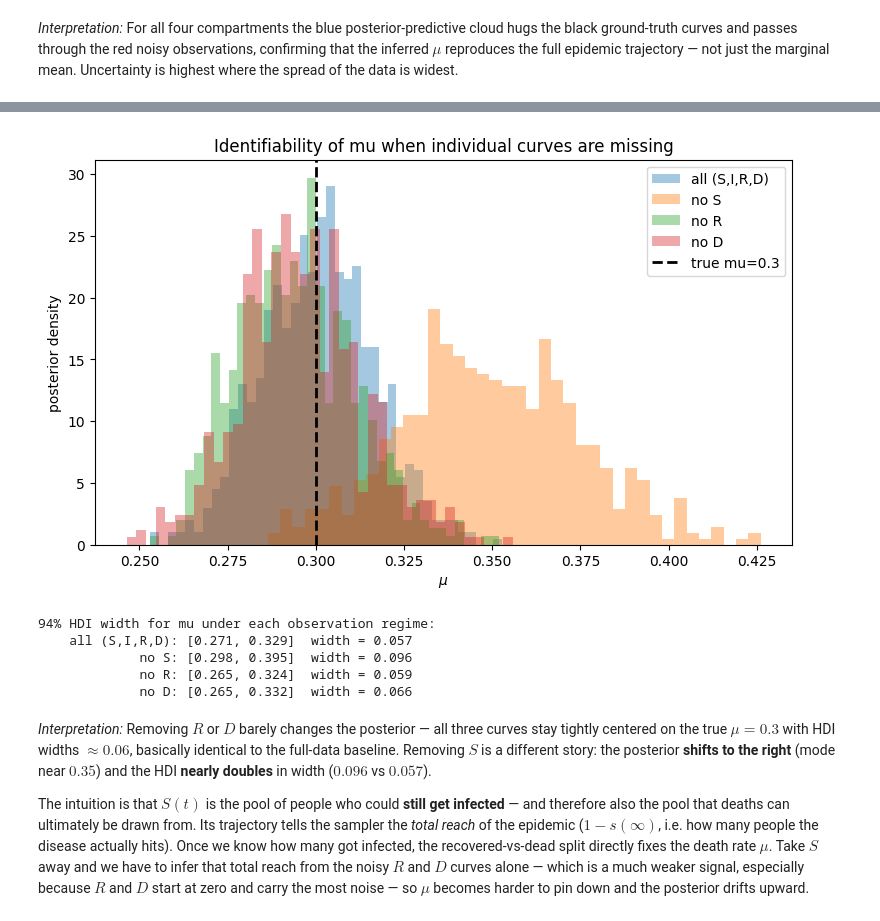
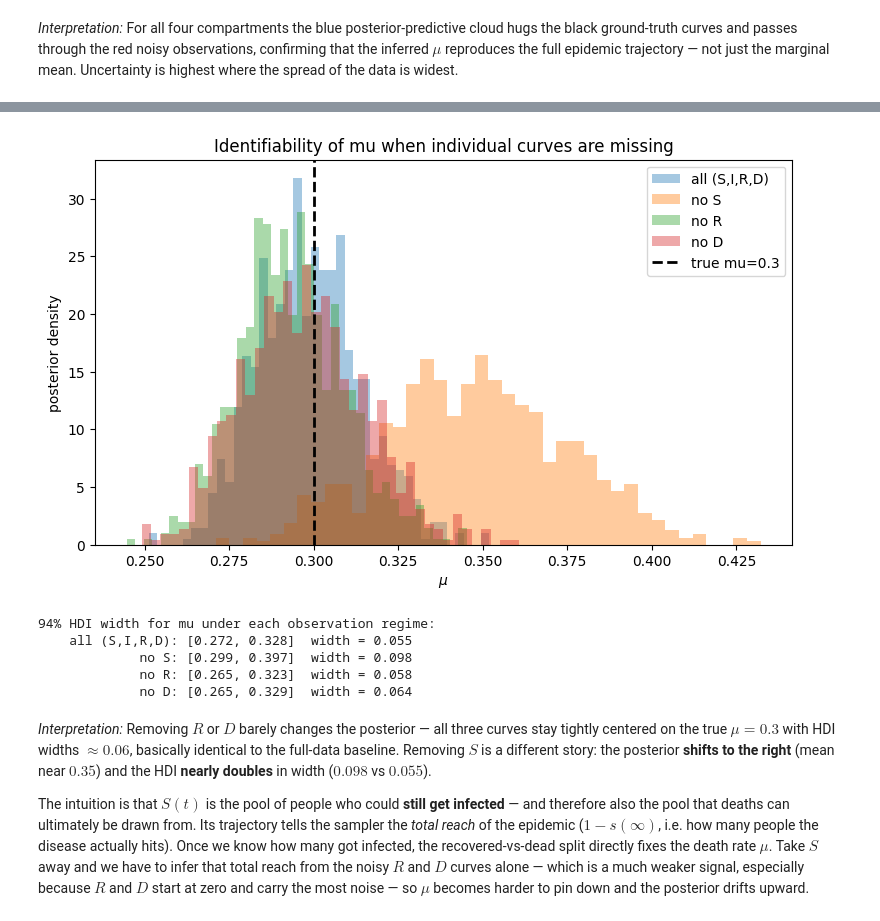
Before and after one commit to annakatharina3/Machine-Learning-2, a Jupyter notebook: Assignment 4/Assignment4.ipynb, the cells around one changed output, grey strips where cells are left out. Saved outputs shown, nothing was run; the diff lists cells and outputs as text; code cells hidden in the pictures.

```diff
--- a/Assignment 4/Assignment4.ipynb
+++ b/Assignment 4/Assignment4.ipynb
@@ -99,7 +101,7 @@ i0 = 0.01    # 1% infected at t=0
 s0 = 0.99    # 99% susceptible at t=0
 r0 = 0.00    # 0% recovered at t=0
 d0 = 0.00    # 0% dead at t=0
-f  = 3.0     # timestamp will be from t=0 to t=15
+f  = 3.0     # scales the time horizon (we integrate t in [0, 5f] = [0, 15])
 timestep_data = 0.5 # e.g. bi-weekly
 
 # fixed model parameters
@@ -116,7 +118,7 @@ times = np.arange(0.0, 5*f, timestep_data)
 def SIRD(y, t, p):
     """Optimized SIRD: integrate (r, d, i); recover s from conservation.
 
-    y = [r, d, i, s]
+    y = [r, d, i]
     p = [beta, gamma, mu]
     """
     r, d, i = y[0], y[1], y[2]
@@ -216,8 +218,8 @@ with pm.Model() as sird_inference:
     # per-compartment lognormal noise scales (s, i, r, d)
     sigma = pm.HalfCauchy("sigma", 1.0, shape=4)
 
-    # death rate prior: strictly positive, broad
-    mu = pm.TruncatedNormal("mu", mu=0.3, sigma=0.5, lower=0.01)
+    # death rate prior: strictly positive, broad, mean off the true value (0.3)
+    mu = pm.TruncatedNormal("mu", mu=0.2, sigma=0.5, lower=0.01)
 
     # solve ODE for current mu — returns shape (T-1, 3) for (r, d, i)
     rdi_curves = sird_model(y0=[r0, d0, i0], theta=[mu])
@@ -330,15 +330,15 @@ If the likelihood is informative enough, all three posteriors should concentrate
 # %%
 from scipy import stats
 
-# (label, prior_mu, prior_sigma) — true mu is 0.3
+# (label, prior_mu, prior_sigma) — true mu is 0.3; none of these is centered on truth
 prior_configs = [
-    ("low (mu=0.10, sigma=0.20)",      0.10, 0.20),
-    ("centered (mu=0.30, sigma=0.50)", 0.30, 0.50),  # = baseline
-    ("high (mu=0.60, sigma=0.20)",     0.60, 0.20),
+    ("low (mu=0.10, sigma=0.20)",    0.10, 0.20),
+    ("broad (mu=0.20, sigma=0.50)",  0.20, 0.50),  # = baseline
+    ("high (mu=0.60, sigma=0.20)",   0.60, 0.20),
 ]
 
 
-def run_mu_prior(prior_mu, prior_sigma, draws=300, tune=300, seed=44):
+def run_mu_prior(prior_mu, prior_sigma, draws=400, tune=400, seed=44):
     with pm.Model() as m:
         sigma = pm.HalfCauchy("sigma", 1.0, shape=4)
         mu_ = pm.TruncatedNormal("mu", mu=prior_mu, sigma=prior_sigma, lower=0.01)
@@ -394,7 +394,7 @@ plt.show()
 
 print("94% HDI for mu under each prior:")
 for label, tr in prior_traces.items():
-    hdi = az.hdi(tr, var_names=["mu"], hdi_prob=0.94)["mu"].values
+    hdi = az.hdi(tr, var_names=["mu"], prob=0.94)["mu"].values
     mean = float(tr.posterior["mu"].mean())
     print(f"  {label:>35s}: mean={mean:.3f}  HDI=[{hdi[0]:.3f}, {hdi[1]:.3f}]  width={hdi[1]-hdi[0]:.3f}")
 # %% [output]
@@ -441,7 +442,7 @@ Intuitively:
 
 We quantify "how hurt" by comparing the **94% HDI width** for $\mu$ across regimes: a wider HDI means a less identifiable posterior.
 # %%
-def run_sird_inference(observed_idx, name, draws=300, tune=300, seed=44):
+def run_sird_inference(observed_idx, name, draws=400, tune=400, seed=44):
     """Run SIRD MCMC observing only compartments listed in observed_idx.
 
     observed_idx is a subset of (0, 1, 2, 3) for (s, i, r, d).
@@ -451,7 +452,7 @@ def run_sird_inference(observed_idx, name, draws=300, tune=300, seed=44):
 
     with pm.Model() as m:
         sigma = pm.HalfCauchy("sigma", 1.0, shape=n_obs)
-        mu_ = pm.TruncatedNormal("mu", mu=0.3, sigma=0.5, lower=0.01)
+        mu_ = pm.TruncatedNormal("mu", mu=0.2, sigma=0.5, lower=0.01)
 
         rdi = sird_model(y0=[r0, d0, i0], theta=[mu_])
         r_t, d_t, i_t = rdi[:, 0], rdi[:, 1], rdi[:, 2]
@@ -517,29 +515,29 @@ mu    1.0
 # %%
 fig, ax = plt.subplots(figsize=(9, 5))
 for name, tr in traces.items():
     samples = tr.posterior["mu"].values.flatten()
     ax.hist(samples, bins=40, density=True, alpha=0.4, label=name)
 ax.axvline(mu_true, color="k", lw=2, linestyle="--", label=f"true mu={mu_true}")
 ax.set_xlabel(r"$\mu$")
 ax.set_ylabel("posterior density")
 ax.set_title("Identifiability of mu when individual curves are missing")
 ax.legend()
 plt.show()
 
 # numerical summary: HDI width is the cleanest scalar measure of identifiability
 print("94% HDI width for mu under each observation regime:")
 for name, tr in traces.items():
-    hdi = az.hdi(tr, var_names=["mu"], hdi_prob=0.94)["mu"].values
+    hdi = az.hdi(tr, var_names=["mu"], prob=0.94)["mu"].values
     print(f"  {name:>15s}: [{hdi[0]:.3f}, {hdi[1]:.3f}]  width = {hdi[1]-hdi[0]:.3f}")
 # %% [output]
-[figure, old version]
+[figure, new version]
 94% HDI width for mu under each observation regime:
-    all (S,I,R,D): [0.271, 0.329]  width = 0.057
-             no S: [0.298, 0.395]  width = 0.096
-             no R: [0.265, 0.324]  width = 0.059
-             no D: [0.265, 0.332]  width = 0.066
+    all (S,I,R,D): [0.272, 0.328]  width = 0.055
+             no S: [0.299, 0.397]  width = 0.098
+             no R: [0.265, 0.323]  width = 0.058
+             no D: [0.265, 0.329]  width = 0.064
 # %% [markdown]
-*Interpretation:* Removing $R$ or $D$ barely changes the posterior — all three curves stay tightly centered on the true $\mu = 0.3$ with HDI widths $\approx 0.06$, basically identical to the full-data baseline. Removing $S$ is a different story: the posterior **shifts to the right** (mode near $0.35$) and the HDI **nearly doubles** in width ($0.096$ vs $0.057$).
+*Interpretation:* Removing $R$ or $D$ barely changes the posterior — all three curves stay tightly centered on the true $\mu = 0.3$ with HDI widths $\approx 0.06$, basically identical to the full-data baseline. Removing $S$ is a different story: the posterior **shifts to the right** (mean near $0.35$) and the HDI **nearly doubles** in width ($0.098$ vs $0.055$).
 
 The intuition is that $S(t)$ is the pool of people who could **still get infected** — and therefore also the pool that deaths can ultimately be drawn from. Its trajectory tells the sampler the *total reach* of the epidemic ($1 - s(\infty)$, i.e. how many people the disease actually hits). Once we know how many got infected, the recovered-vs-dead split directly fixes the death rate $\mu$. Take $S$ away and we have to infer that total reach from the noisy $R$ and $D$ curves alone — which is a much weaker signal, especially because $R$ and $D$ start at zero and carry the most noise — so $\mu$ becomes harder to pin down and the posterior drifts upward.
 # %% [markdown]
```
Also changed, not shown: parts of 15 cells of this notebook, 3 other files.
